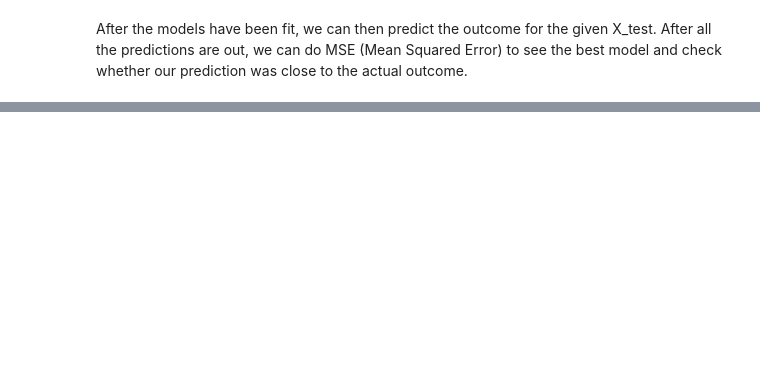
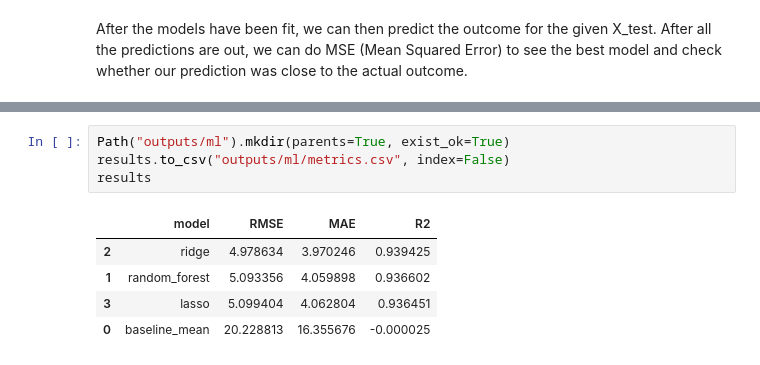
Before and after one commit to UCB-stat-159-f25/final-group20, a Jupyter notebook: ml.ipynb, the cells around one changed output, grey strips where cells are left out. Saved outputs shown, nothing was run; the diff lists cells and outputs as text; blank space fills up the shorter version.

```diff
--- a/ml.ipynb
+++ b/ml.ipynb
@@ -138,0 +162,10 @@ After getting the normalized mse of the Ridge model, the nmse is about 0.498 whi
+# %%
+Path("outputs/ml").mkdir(parents=True, exist_ok=True)
+results.to_csv("outputs/ml/metrics.csv", index=False)
+results
+# %% [output]
+|  | model | RMSE | MAE | R2 |
+| 2 | ridge | 4.978634 | 3.970246 | 0.939425 |
+| 1 | random_forest | 5.093356 | 4.059898 | 0.936602 |
+| 3 | lasso | 5.099404 | 4.062804 | 0.936451 |
+| 0 | baseline_mean | 20.228813 | 16.355676 | -0.000025 |
```
Also changed, not shown: parts of 12 cells of this notebook, 2 other files.
